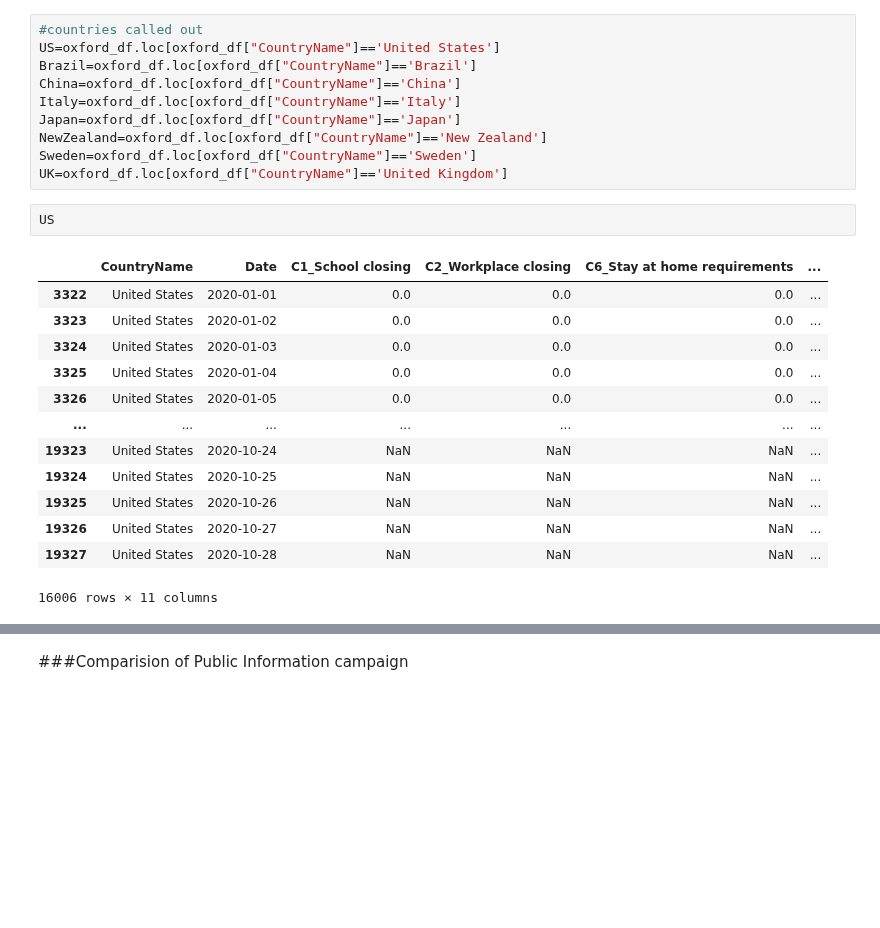
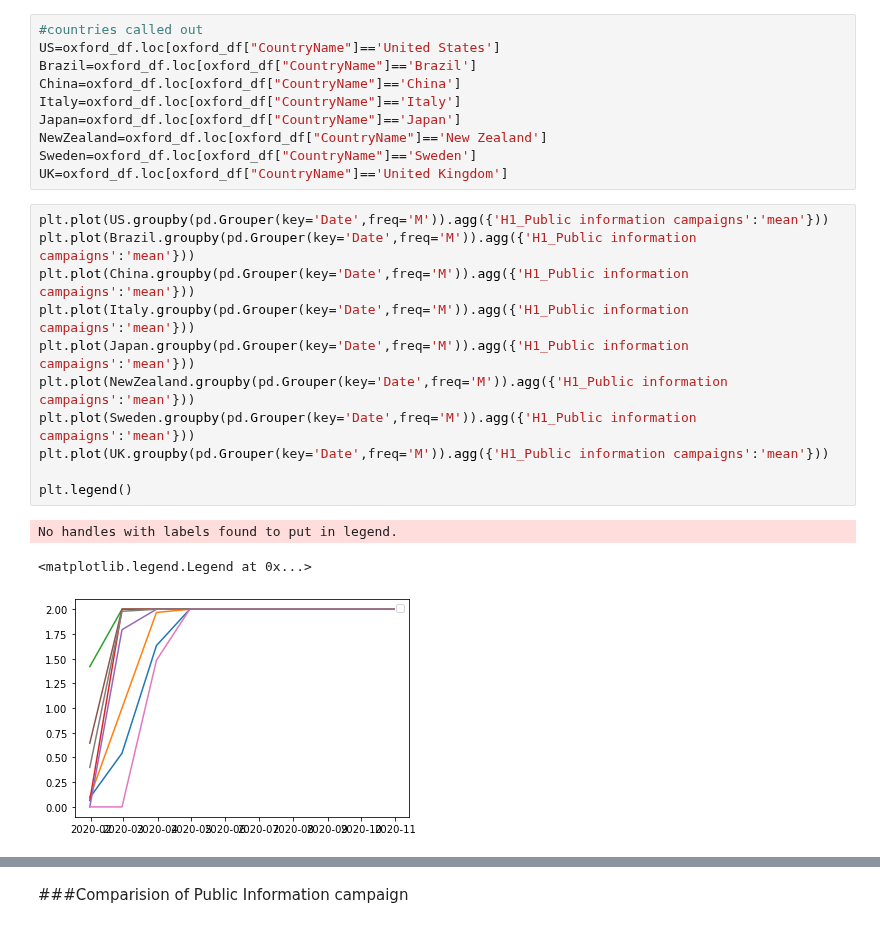
Before and after one commit to rejane-b/Project_1, a Jupyter notebook: Wolphy.ipynb, the cells around one changed output, grey strips where cells are left out. Drawn from its saved outputs; the diff is of its cells as text; blank space fills up the shorter version.

```diff
--- a/Wolphy.ipynb
+++ b/Wolphy.ipynb
@@ -131,19 +146,18 @@ Japan=oxford_df.loc[oxford_df["CountryName"]=='Japan']
 NewZealand=oxford_df.loc[oxford_df["CountryName"]=='New Zealand']
 Sweden=oxford_df.loc[oxford_df["CountryName"]=='Sweden']
 UK=oxford_df.loc[oxford_df["CountryName"]=='United Kingdom']
-# %%
-US
-# %% [output]
-|  | CountryName | Date | C1_School closing | C2_Workplace closing | C6_Stay at home requirements | ... |
-| 3322 | United States | 2020-01-01 | 0.0 | 0.0 | 0.0 | ... |
-| 3323 | United States | 2020-01-02 | 0.0 | 0.0 | 0.0 | ... |
-| 3324 | United States | 2020-01-03 | 0.0 | 0.0 | 0.0 | ... |
-| 3325 | United States | 2020-01-04 | 0.0 | 0.0 | 0.0 | ... |
-| 3326 | United States | 2020-01-05 | 0.0 | 0.0 | 0.0 | ... |
-| ... | ... | ... | ... | ... | ... | ... |
-| 19323 | United States | 2020-10-24 | NaN | NaN | NaN | ... |
-| 19324 | United States | 2020-10-25 | NaN | NaN | NaN | ... |
-| 19325 | United States | 2020-10-26 | NaN | NaN | NaN | ... |
-| 19326 | United States | 2020-10-27 | NaN | NaN | NaN | ... |
-| 19327 | United States | 2020-10-28 | NaN | NaN | NaN | ... |
-16006 rows × 11 columns
+# %%
+plt.plot(US.groupby(pd.Grouper(key='Date',freq='M')).agg({'H1_Public information campaigns':'mean'}))
+plt.plot(Brazil.groupby(pd.Grouper(key='Date',freq='M')).agg({'H1_Public information campaigns':'mean'}))
+plt.plot(China.groupby(pd.Grouper(key='Date',freq='M')).agg({'H1_Public information campaigns':'mean'}))
+plt.plot(Italy.groupby(pd.Grouper(key='Date',freq='M')).agg({'H1_Public information campaigns':'mean'}))
+plt.plot(Japan.groupby(pd.Grouper(key='Date',freq='M')).agg({'H1_Public information campaigns':'mean'}))
+plt.plot(NewZealand.groupby(pd.Grouper(key='Date',freq='M')).agg({'H1_Public information campaigns':'mean'}))
+plt.plot(Sweden.groupby(pd.Grouper(key='Date',freq='M')).agg({'H1_Public information campaigns':'mean'}))
+plt.plot(UK.groupby(pd.Grouper(key='Date',freq='M')).agg({'H1_Public information campaigns':'mean'}))
+
+plt.legend()
+# %% [output]
+No handles with labels found to put in legend.
+<matplotlib.legend.Legend at 0x...>
+[figure, added]
```
Also changed, not shown: parts of 42 cells of this notebook.
